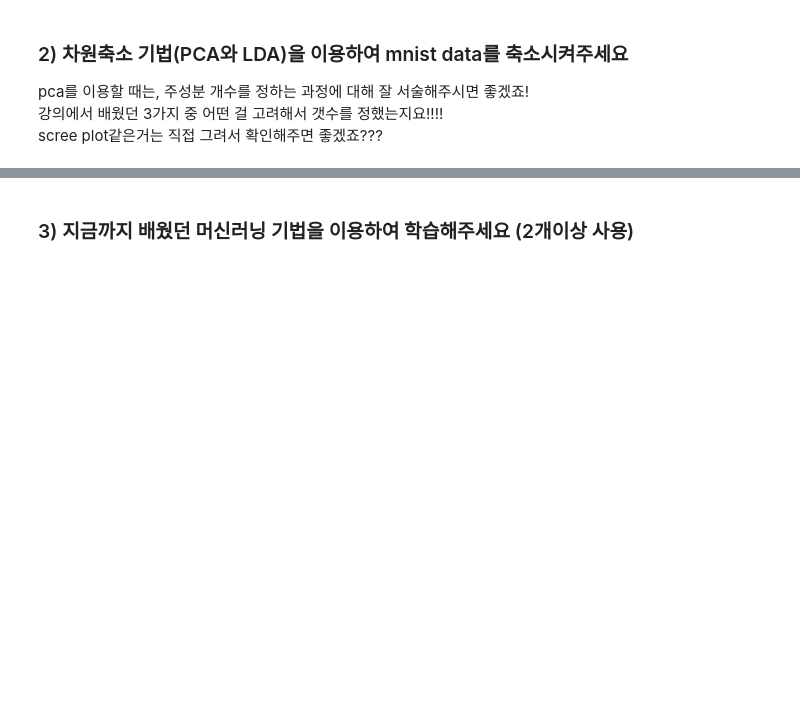
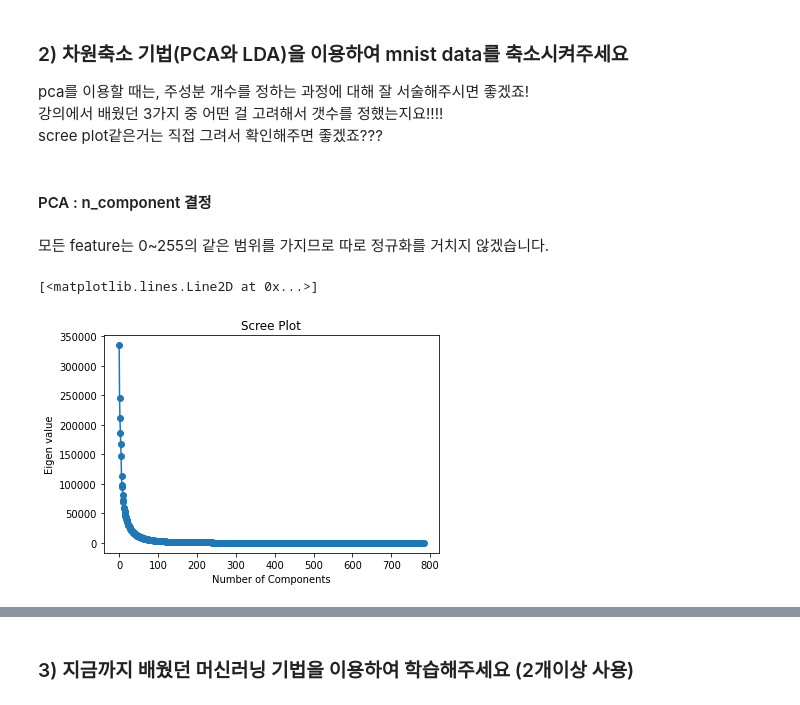
Before and after one commit to jiwoo0212/Tobigs-15-jiwoo, a Jupyter notebook: week5/차원축소/week5_dimensionality_reduction_assignment2.ipynb, the cells around one changed output, grey strips where cells are left out. Saved outputs shown, nothing was run; the diff lists cells and outputs as text; code cells hidden in the pictures; blank space fills up the shorter version.

```diff
--- a/week5/차원축소/week5_dimensionality_reduction_assignment2.ipynb
+++ b/week5/차원축소/week5_dimensionality_reduction_assignment2.ipynb
@@ -84,6 +84,7 @@ plt.show()
 ### 1) train_test_split을 통해 데이터를 0.8 0.2의 비율로 분할 해 주세요
 # %%
 from sklearn.model_selection import train_test_split
+X_train, X_test, y_train, y_test = train_test_split(X, y, test_size=0.2, random_state=42)
 # %% [markdown]
 ### 여기서부터는 원본데이터 & PCA 축소 데이터 & LDA 축소 데이터 비교해주세요
 # %% [markdown]
@@ -92,5 +93,22 @@ from sklearn.model_selection import train_test_split
 pca를 이용할 때는, 주성분 개수를 정하는 과정에 대해 잘 서술해주시면 좋겠죠!<br>
 강의에서 배웠던 3가지 중 어떤 걸 고려해서 갯수를 정했는지요!!!!<br>
 scree plot같은거는 직접 그려서 확인해주면 좋겠죠???
+# %% [markdown]
+#### PCA : n_component 결정
+# %% [markdown]
+모든 feature는 0~255의 같은 범위를 가지므로 따로 정규화를 거치지 않겠습니다.
 # %%
 from sklearn.decomposition import PCA
+# %%
+pca = PCA(n_components=784)
+pca_feature = pca.fit_transform(X_train)
+# %%
+#Elbow point - scree plot
+
+plt.title('Scree Plot')
+plt.xlabel('Number of Components')
+plt.ylabel('Eigen value')
+plt.plot(pca.explained_variance_, 'o-')
+# %% [output]
+[<matplotlib.lines.Line2D at 0x...>]
+[figure, added]
```
Also changed, not shown: parts of 25 cells of this notebook.
